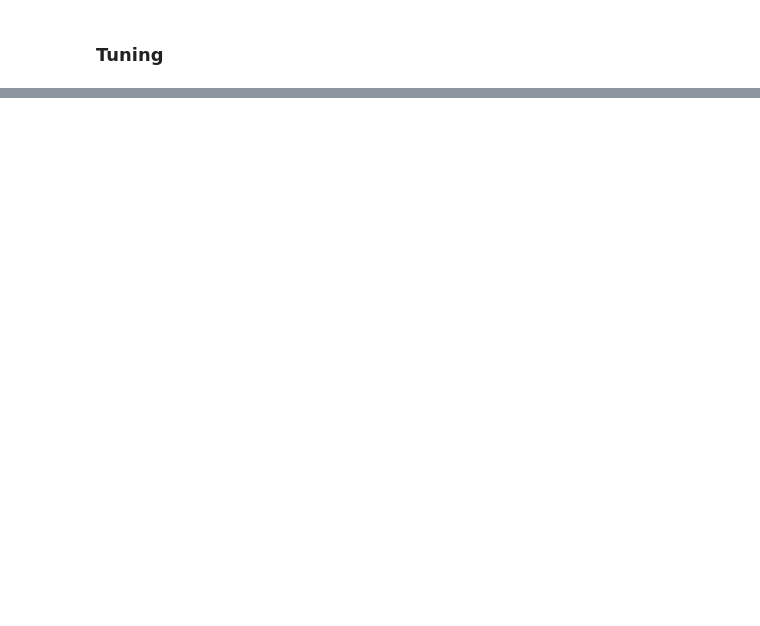
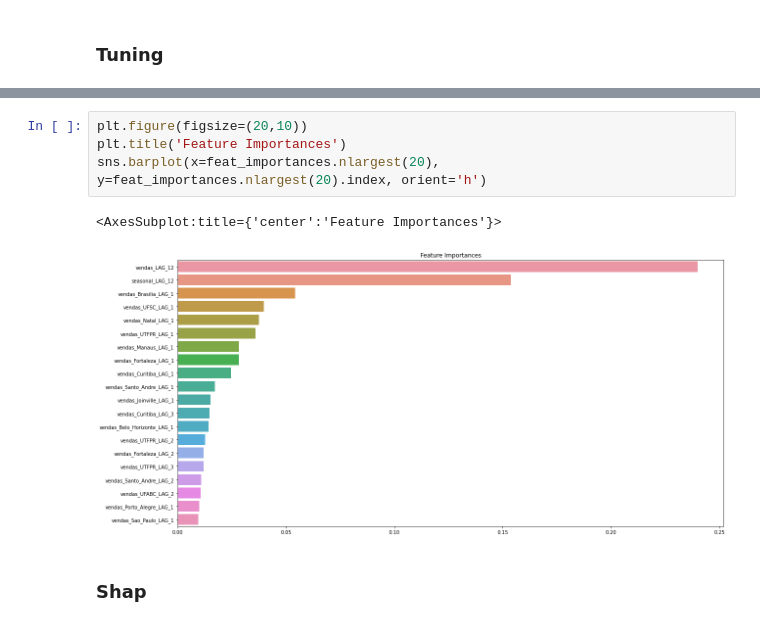
Before and after one commit to thiago-osorio/digital-house, a Jupyter notebook: projeto_integrador/Notebooks/modelagem.ipynb, the cells around one changed output, grey strips where cells are left out. Cells and saved outputs as stored; diff of their text form; blank space fills up the shorter version.

```diff
--- a/projeto_integrador/Notebooks/modelagem.ipynb
+++ b/projeto_integrador/Notebooks/modelagem.ipynb
@@ -1056,0 +1123,9 @@ for weight in weights:
+# %%
+plt.figure(figsize=(20,10))
+plt.title('Feature Importances')
+sns.barplot(x=feat_importances.nlargest(20), y=feat_importances.nlargest(20).index, orient='h')
+# %% [output]
+<AxesSubplot:title={'center':'Feature Importances'}>
+[figure, added]
+# %% [markdown]
+### Shap
```
Also changed, not shown: parts of 40 cells of this notebook.
